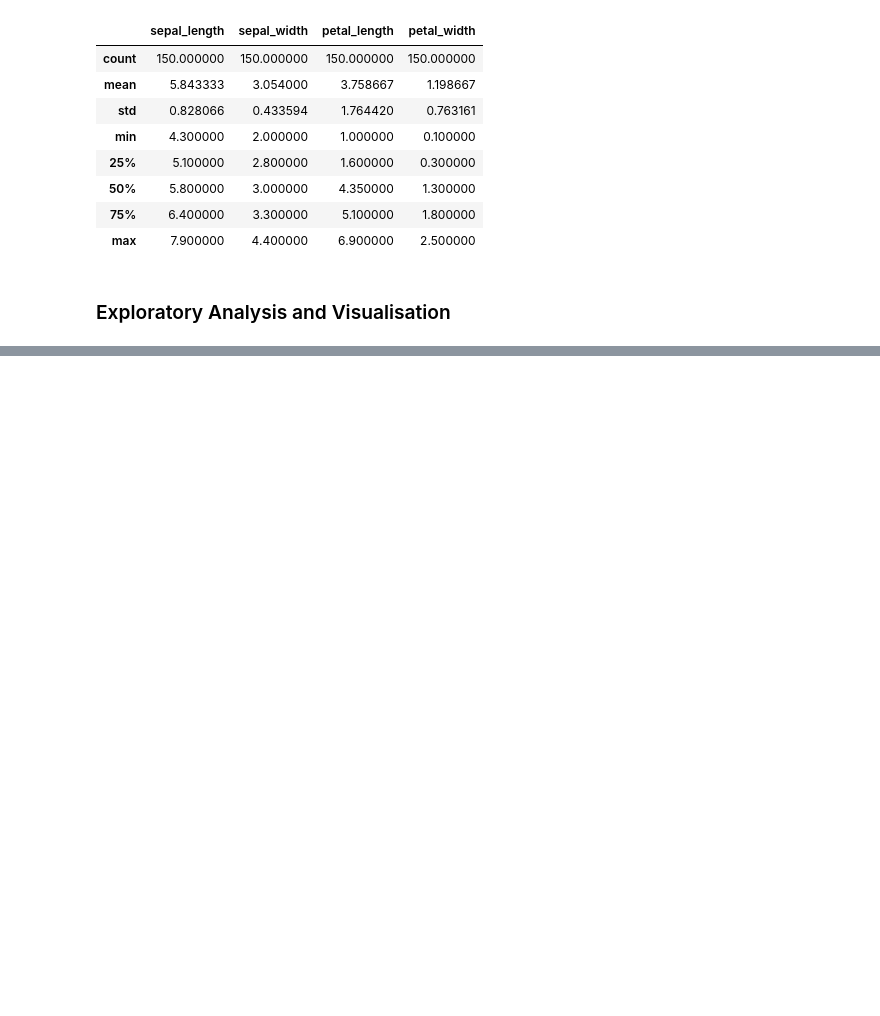
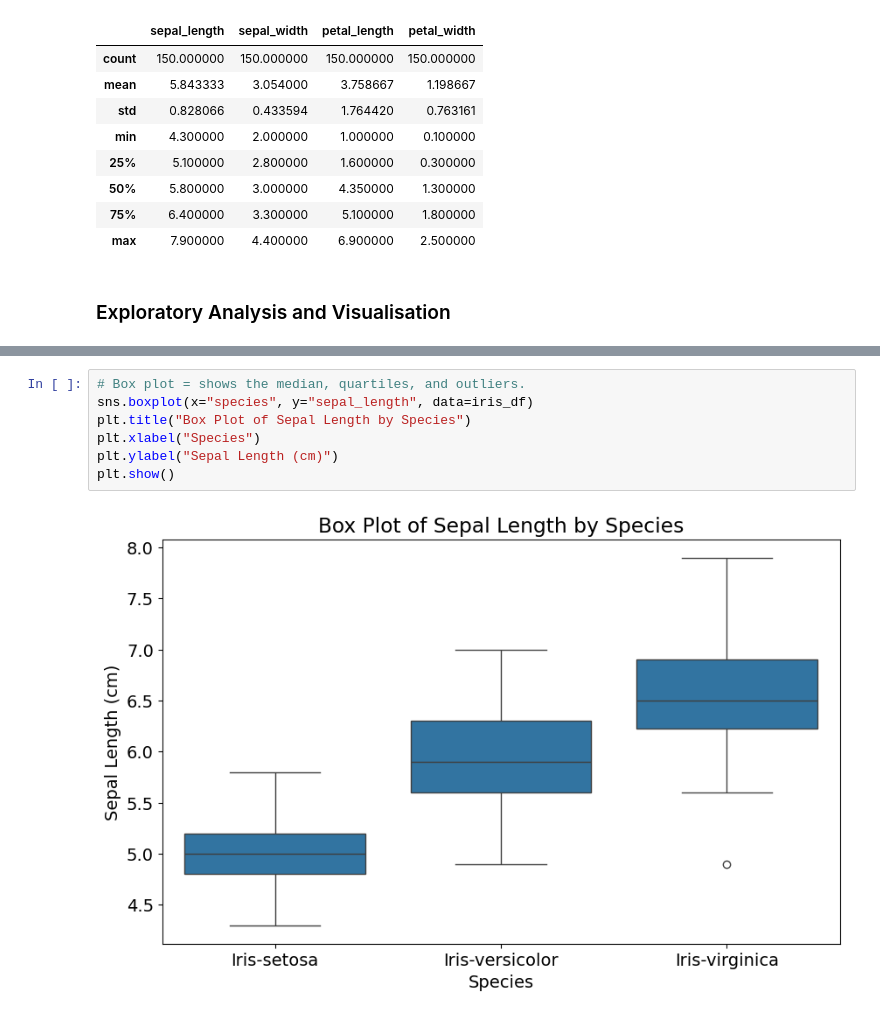
Before and after one commit to Dhruv-Jain31/AI-ML_Lab, a Jupyter notebook: exp2_iris_flowers/iris_flowers.ipynb, the cells around one changed output, grey strips where cells are left out. Drawn from its saved outputs; the diff is of its cells as text; blank space fills up the shorter version.

```diff
--- a/exp2_iris_flowers/iris_flowers.ipynb
+++ b/exp2_iris_flowers/iris_flowers.ipynb
@@ -53,0 +104,9 @@ import plotly.express as px
+# %%
+# Box plot = shows the median, quartiles, and outliers.
+sns.boxplot(x="species", y="sepal_length", data=iris_df)
+plt.title("Box Plot of Sepal Length by Species")
+plt.xlabel("Species")
+plt.ylabel("Sepal Length (cm)")
+plt.show()
+# %% [output]
+[figure, added]
```
Also changed, not shown: parts of 9 cells of this notebook.
